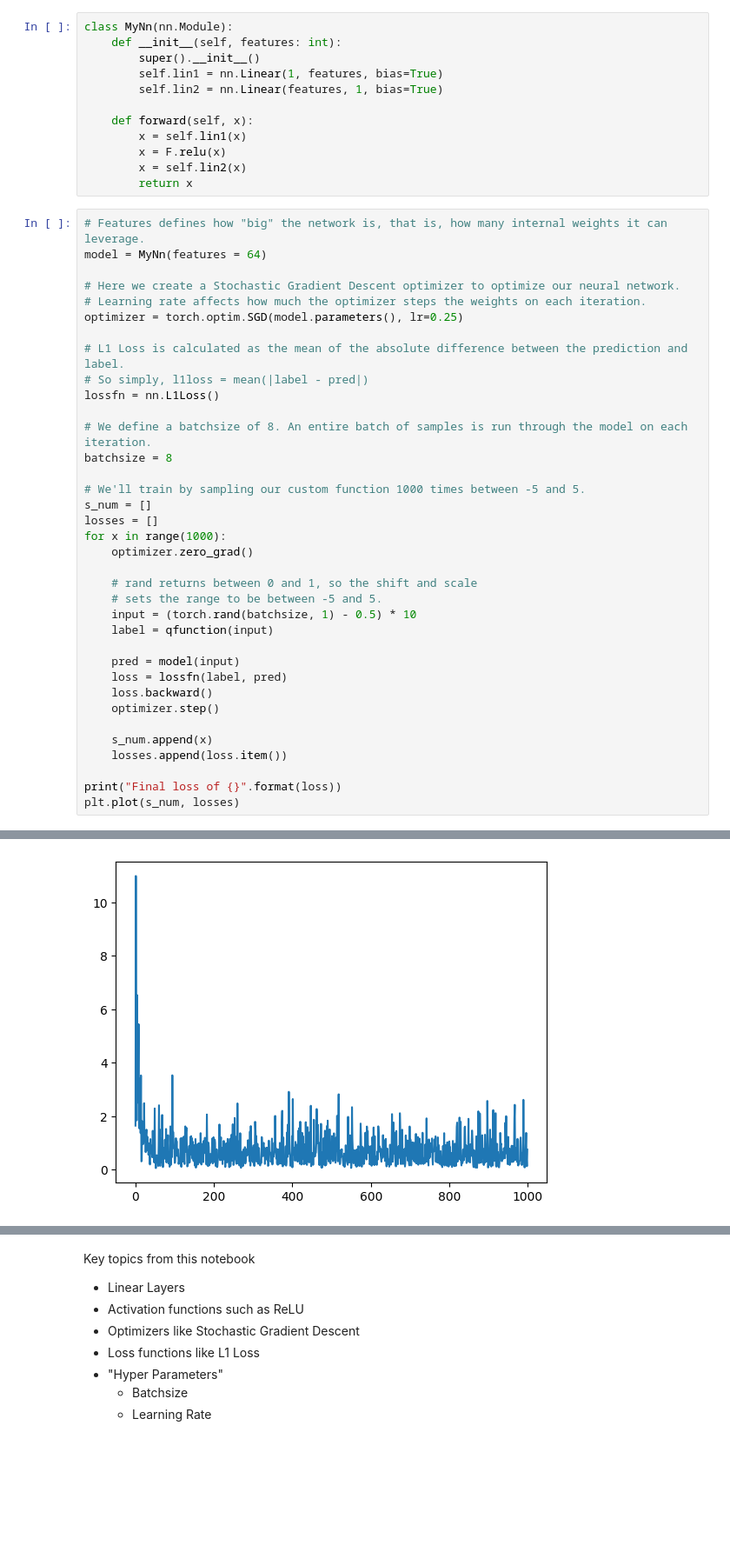
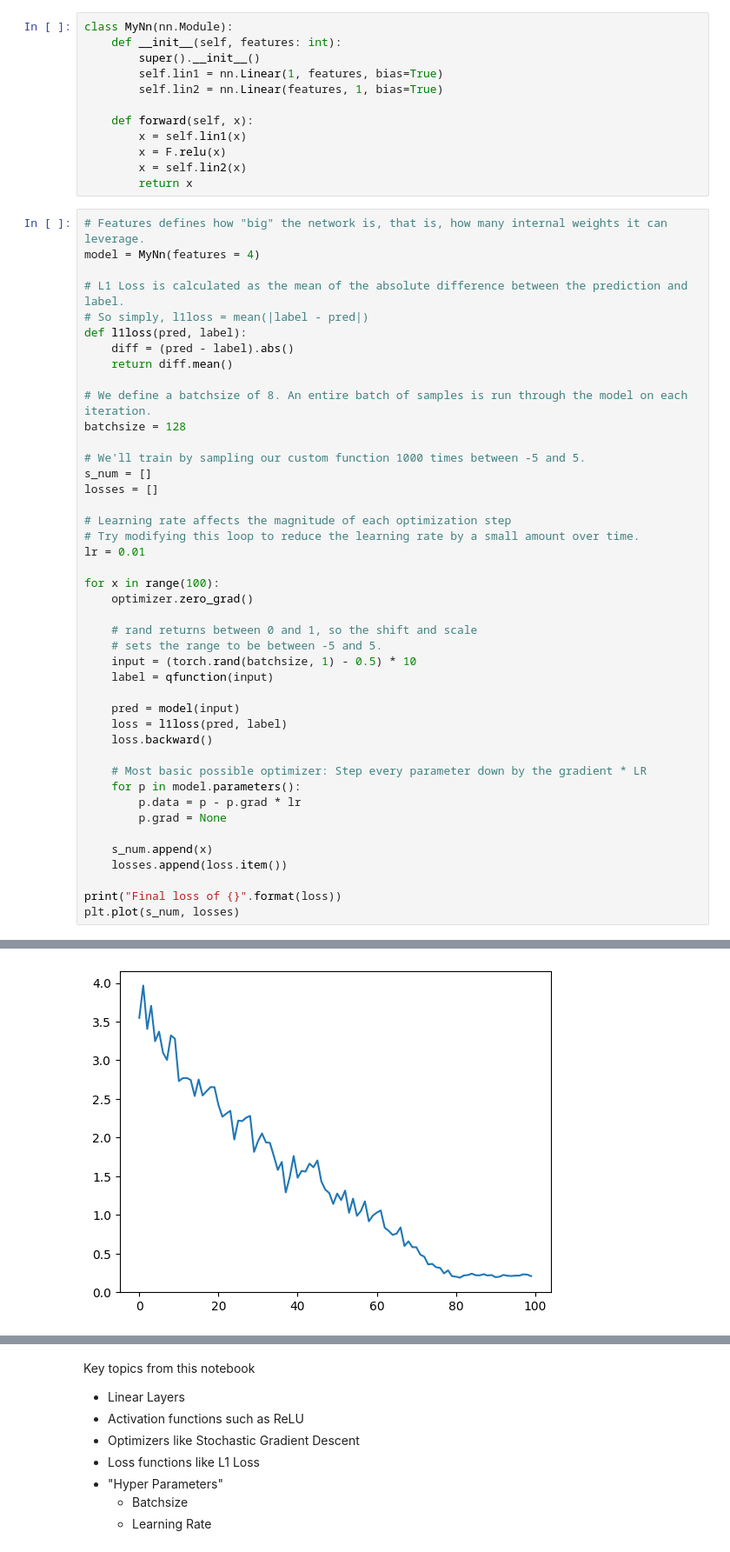
Before and after one commit to kyflores/zero2dcnn, a Jupyter notebook: 1_linear.ipynb, the cells around one changed output, grey strips where cells are left out. Shown at 87% size. Saved outputs shown, nothing was run; the diff lists cells and outputs as text; blank space fills up the shorter version.

```diff
--- a/1_linear.ipynb
+++ b/1_linear.ipynb
@@ -34,23 +34,26 @@ class MyNn(nn.Module):
         return x
 # %%
 # Features defines how "big" the network is, that is, how many internal weights it can leverage.
-model = MyNn(features = 64)
-
-# Here we create a Stochastic Gradient Descent optimizer to optimize our neural network.
-# Learning rate affects how much the optimizer steps the weights on each iteration.
-optimizer = torch.optim.SGD(model.parameters(), lr=0.25)
+model = MyNn(features = 4)
 
 # L1 Loss is calculated as the mean of the absolute difference between the prediction and label.
 # So simply, l1loss = mean(|label - pred|)
-lossfn = nn.L1Loss()
+def l1loss(pred, label):
+    diff = (pred - label).abs()
+    return diff.mean()
 
 # We define a batchsize of 8. An entire batch of samples is run through the model on each iteration.
-batchsize = 8
+batchsize = 128
 
 # We'll train by sampling our custom function 1000 times between -5 and 5.
 s_num = []
 losses = []
-for x in range(1000):
+
+# Learning rate affects the magnitude of each optimization step
+# Try modifying this loop to reduce the learning rate by a small amount over time.
+lr = 0.01
+
+for x in range(100):
     optimizer.zero_grad()
 
     # rand returns between 0 and 1, so the shift and scale
@@ -59,9 +62,13 @@ for x in range(1000):
     label = qfunction(input)
 
     pred = model(input)
-    loss = lossfn(label, pred)
+    loss = l1loss(pred, label)
     loss.backward()
-    optimizer.step()
+
+    # Most basic possible optimizer: Step every parameter down by the gradient * LR
+    for p in model.parameters():
+        p.data = p - p.grad * lr
+        p.grad = None
 
     s_num.append(x)
     losses.append(loss.item())
@@ -73,5 +80,5 @@ Final loss of 0.7505511045455933
 [<matplotlib.lines.Line2D at 0x...>]
-[figure, old version]
+[figure, new version]
 # %%
 model.eval()
 with torch.no_grad():
```
Also changed, not shown: parts of 2 cells of this notebook, 2 other files.
